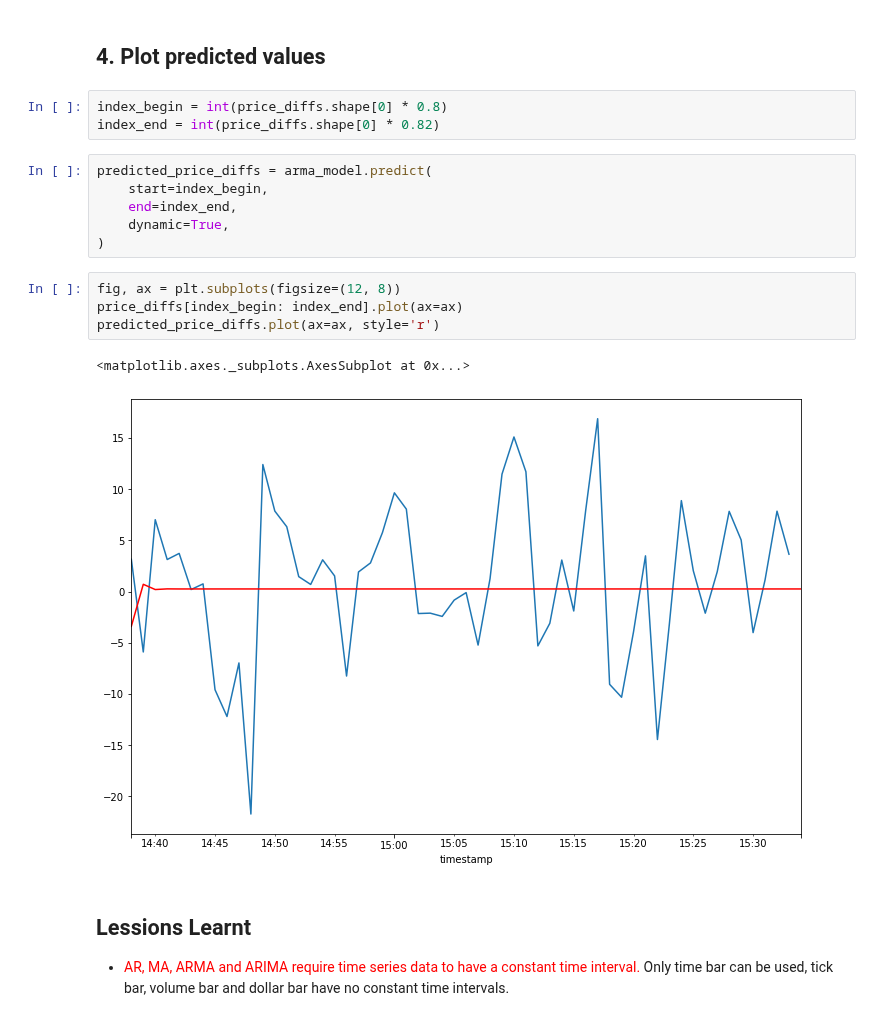
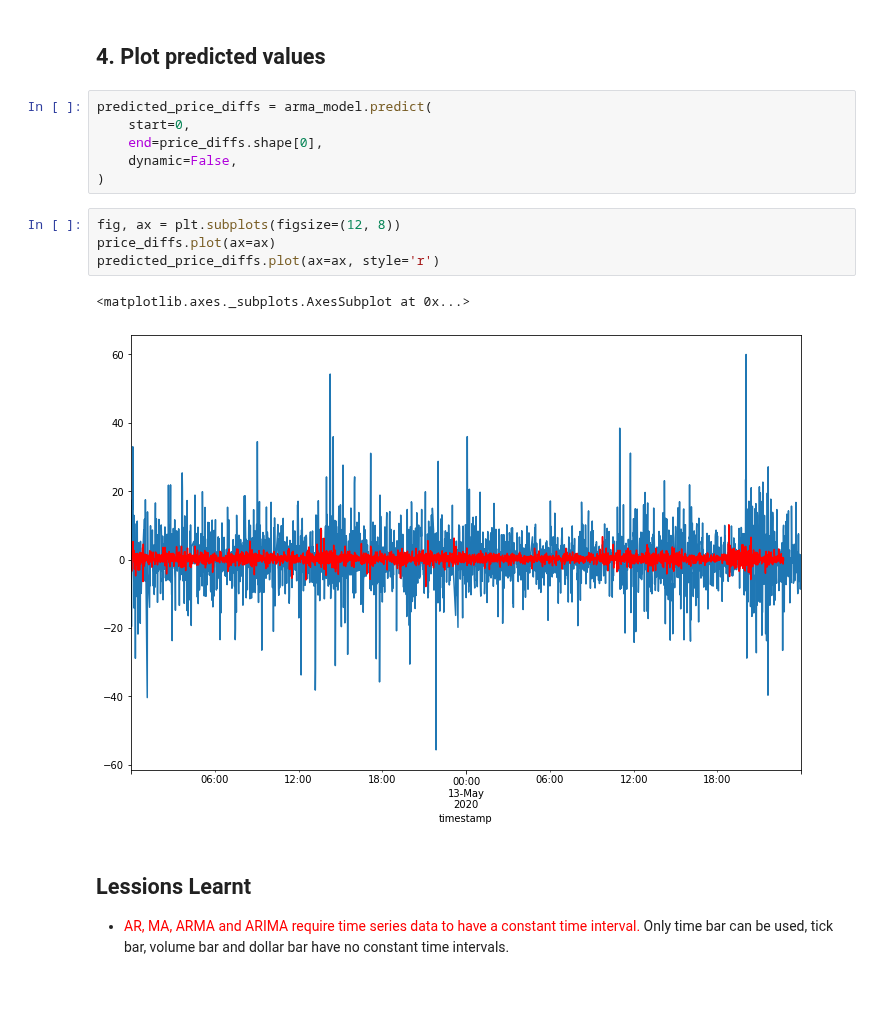
Before and after one commit to soulmachine/crypto-notebooks, a Jupyter notebook: models/ARMA.ipynb, the cells around one changed output. Saved outputs shown, nothing was run; the diff lists cells and outputs as text; blank space fills up the shorter version.

Commit message:
Changed dynamic from True to False

```diff
--- a/models/ARMA.ipynb
+++ b/models/ARMA.ipynb
@@ -194,22 +194,19 @@ The p-value of Ljung-Box test is much greater than 0.05, which indicates that re
 **Conclusion: The residuals are white noise, which means our model fits the data quite well.**
 # %% [markdown]
 ## 4. Plot predicted values
-# %%
-index_begin = int(price_diffs.shape[0] * 0.8)
-index_end = int(price_diffs.shape[0] * 0.82)
 # %%
 predicted_price_diffs = arma_model.predict(
-    start=index_begin,
-    end=index_end,
-    dynamic=True,
+    start=0,
+    end=price_diffs.shape[0],
+    dynamic=False,
 )
 # %%
 fig, ax = plt.subplots(figsize=(12, 8))
-price_diffs[index_begin: index_end].plot(ax=ax)
+price_diffs.plot(ax=ax)
 predicted_price_diffs.plot(ax=ax, style='r')
 # %% [output]
 <matplotlib.axes._subplots.AxesSubplot at 0x...>
-[figure, old version]
+[figure, new version]
 # %% [markdown]
 ## Lessions Learnt
 
```
